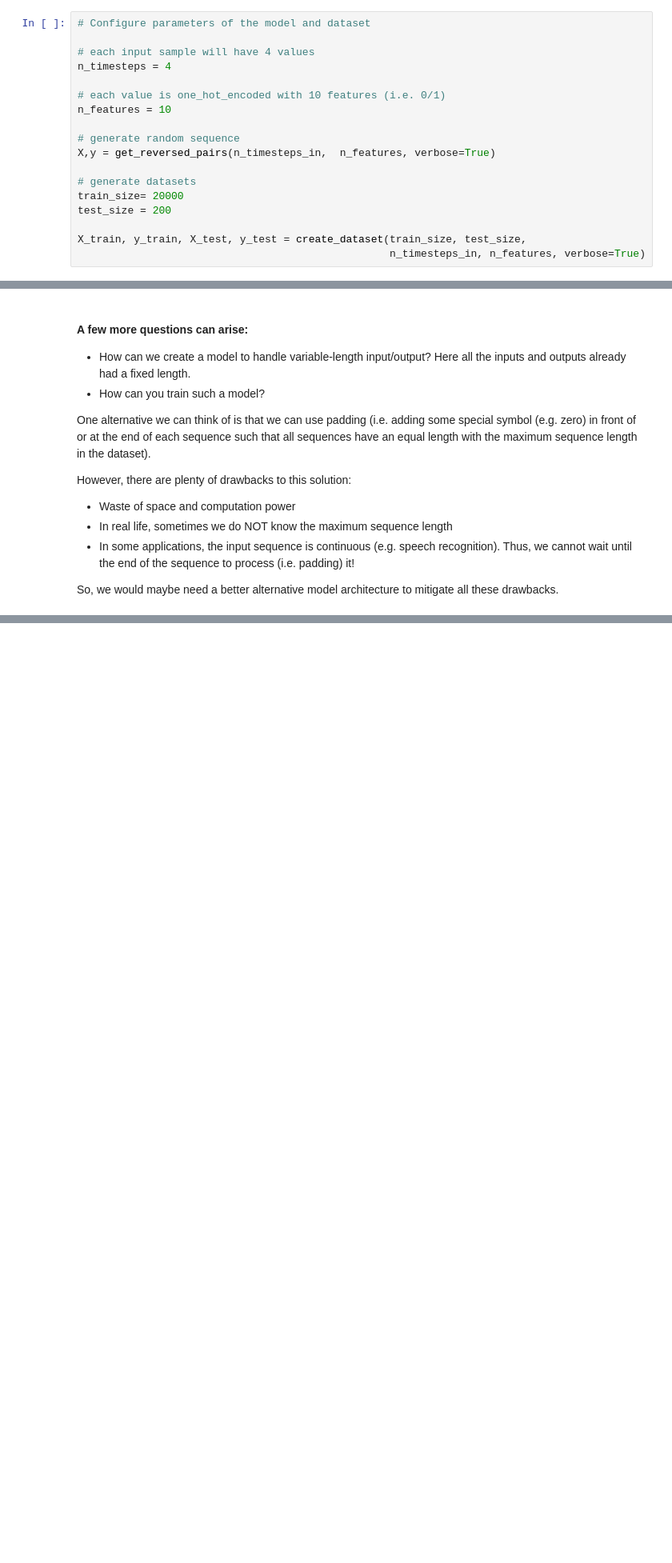
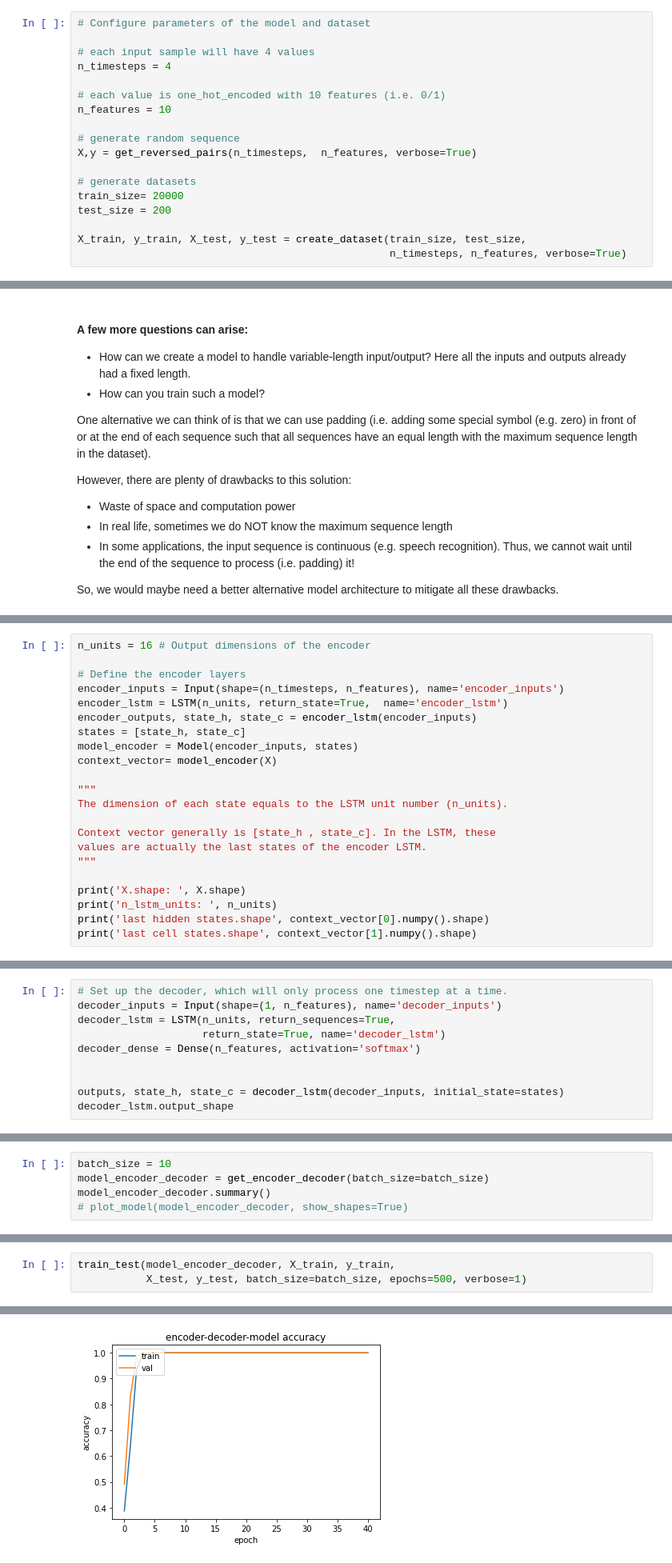
Before and after one commit to AdirthaBorgohain/All-You-Need-To-Know-About-Seq2Seq-Models, a Jupyter notebook: seq2seq_models.ipynb, the cells around one changed output, grey strips where cells are left out. Shown at 80% size. Cells and saved outputs as stored; diff of their text form; blank space fills up the shorter version.

Commit message:
encoder-decoder section added

```diff
--- a/seq2seq_models.ipynb
+++ b/seq2seq_models.ipynb
@@ -131,14 +140,14 @@ n_timesteps = 4
 n_features = 10
 
 # generate random sequence
-X,y = get_reversed_pairs(n_timesteps_in,  n_features, verbose=True)
+X,y = get_reversed_pairs(n_timesteps,  n_features, verbose=True)
 
 # generate datasets
 train_size= 20000
 test_size = 200
 
 X_train, y_train, X_test, y_test = create_dataset(train_size, test_size,
-                                                  n_timesteps_in, n_features, verbose=True)
+                                                  n_timesteps, n_features, verbose=True)
 # %% [output]
 Sample X and y
 
@@ -704,0 +820,22 @@ So, we would maybe need a better alternative model architecture to mitigate all
+# %%
+n_units = 16 # Output dimensions of the encoder
+
+# Define the encoder layers
+encoder_inputs = Input(shape=(n_timesteps, n_features), name='encoder_inputs')
+encoder_lstm = LSTM(n_units, return_state=True,  name='encoder_lstm')
+encoder_outputs, state_h, state_c = encoder_lstm(encoder_inputs)
+states = [state_h, state_c]
+model_encoder = Model(encoder_inputs, states)
+context_vector= model_encoder(X)
+
+"""
+The dimension of each state equals to the LSTM unit number (n_units).
+
+Context vector generally is [state_h , state_c]. In the LSTM, these
+values are actually the last states of the encoder LSTM.
+"""
+
+print('X.shape: ', X.shape)
+print('n_lstm_units: ', n_units)
+print('last hidden states.shape', context_vector[0].numpy().shape)
+print('last cell states.shape', context_vector[1].numpy().shape)
@@ -704,0 +847,10 @@ So, we would maybe need a better alternative model architecture to mitigate all
+# %%
+# Set up the decoder, which will only process one timestep at a time.
+decoder_inputs = Input(shape=(1, n_features), name='decoder_inputs')
+decoder_lstm = LSTM(n_units, return_sequences=True,
+                    return_state=True, name='decoder_lstm')
+decoder_dense = Dense(n_features, activation='softmax')
+
+
+outputs, state_h, state_c = decoder_lstm(decoder_inputs, initial_state=states)
+decoder_lstm.output_shape
@@ -704,0 +966,5 @@ So, we would maybe need a better alternative model architecture to mitigate all
+# %%
+batch_size = 10
+model_encoder_decoder = get_encoder_decoder(batch_size=batch_size)
+model_encoder_decoder.summary()
+# plot_model(model_encoder_decoder, show_shapes=True)
@@ -704,0 +989,4 @@ So, we would maybe need a better alternative model architecture to mitigate all
+# %%
+train_test(model_encoder_decoder, X_train, y_train,
+           X_test, y_test, batch_size=batch_size, epochs=500, verbose=1)
+# %% [output]
@@ -704,0 +1013 @@ So, we would maybe need a better alternative model architecture to mitigate all
+[figure, added]
```
Also changed, not shown: parts of 40 cells of this notebook, 3 other files.
